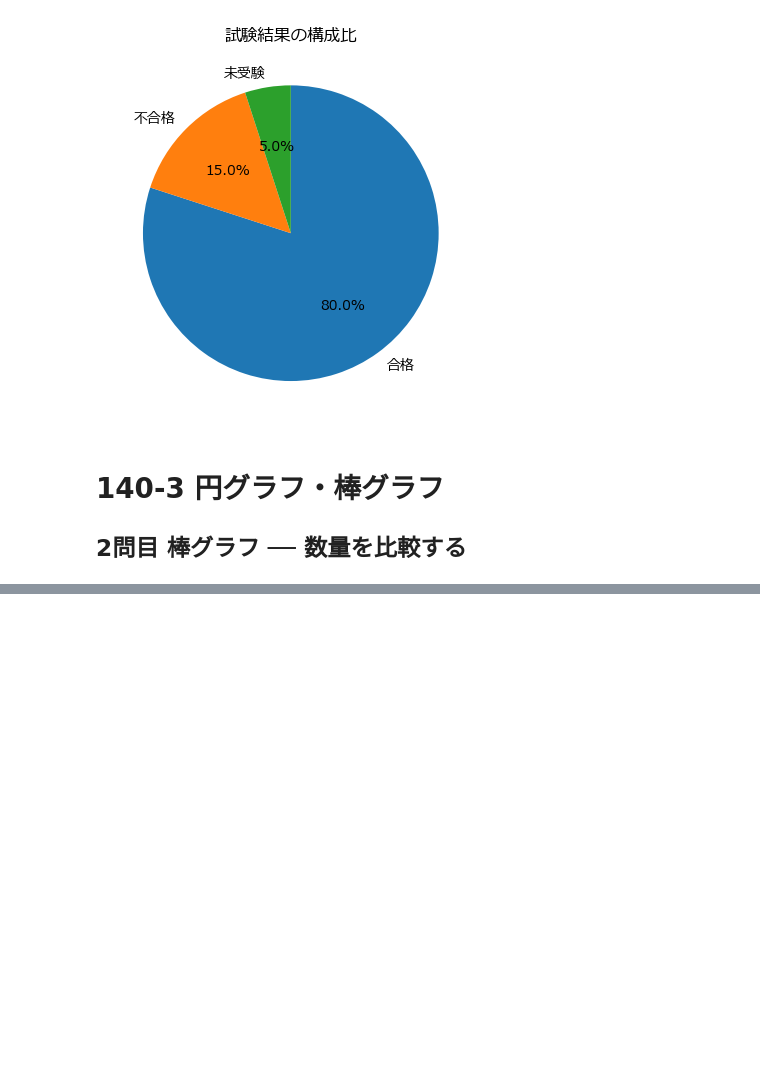
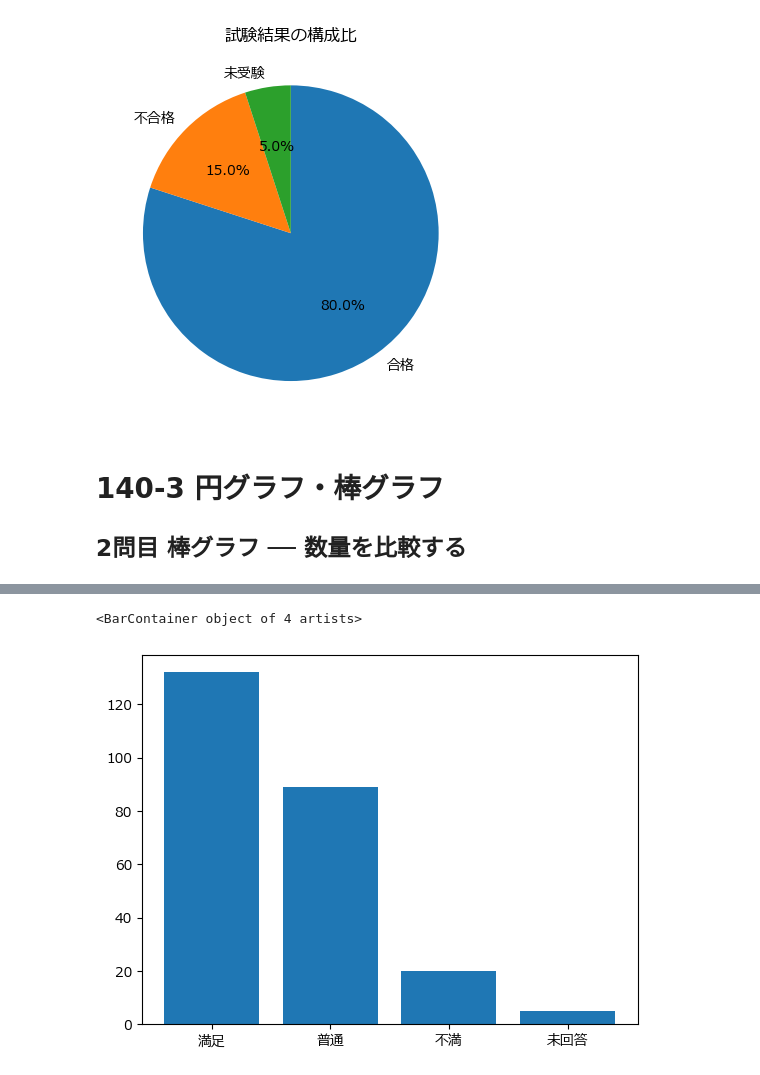
Before and after one commit to kjfarm1225/pyq_practice, a Jupyter notebook: 140_3_pie_bar_chart/140-3_pie_bar_chart.ipynb, the cells around one changed output, grey strips where cells are left out. Saved outputs shown, nothing was run; the diff lists cells and outputs as text; code cells hidden in the pictures; blank space fills up the shorter version.

```diff
--- a/140_3_pie_bar_chart/140-3_pie_bar_chart.ipynb
+++ b/140_3_pie_bar_chart/140-3_pie_bar_chart.ipynb
@@ -70,0 +92,6 @@ plt.show()
+# %%
+fig, ax = plt.subplots()
+ax.bar(labels, counts)
+# %% [output]
+<BarContainer object of 4 artists>
+[figure, added]
```
Also changed, not shown: parts of 26 cells of this notebook.
